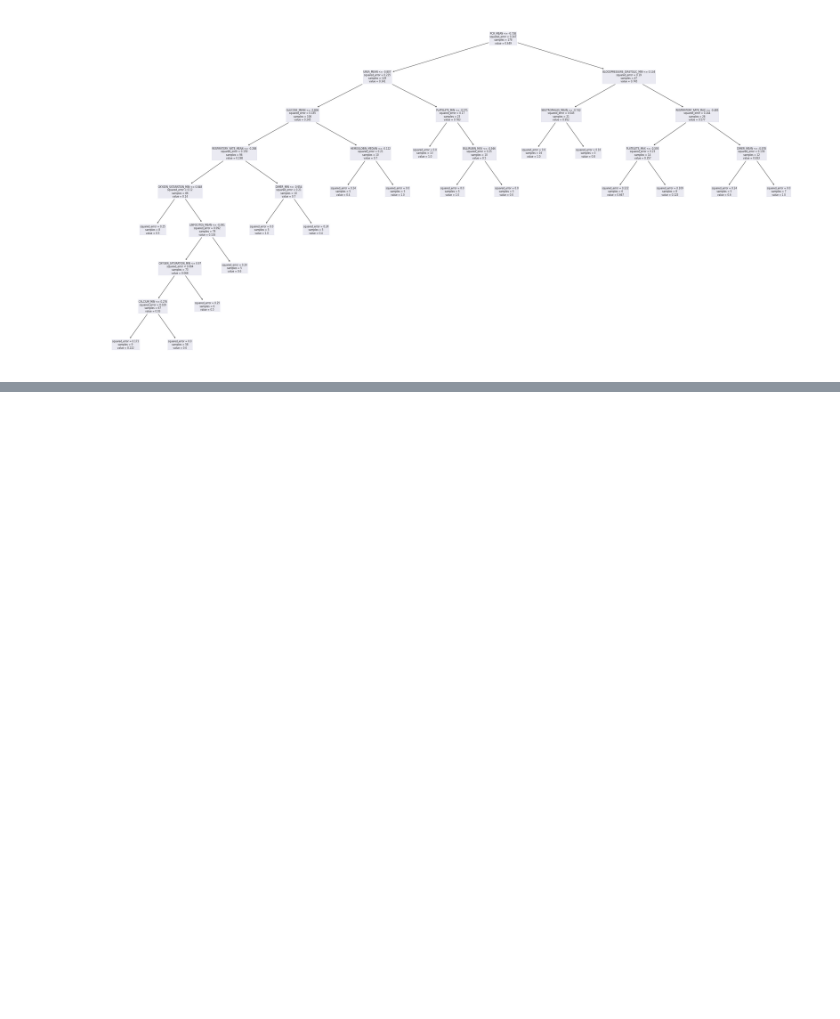
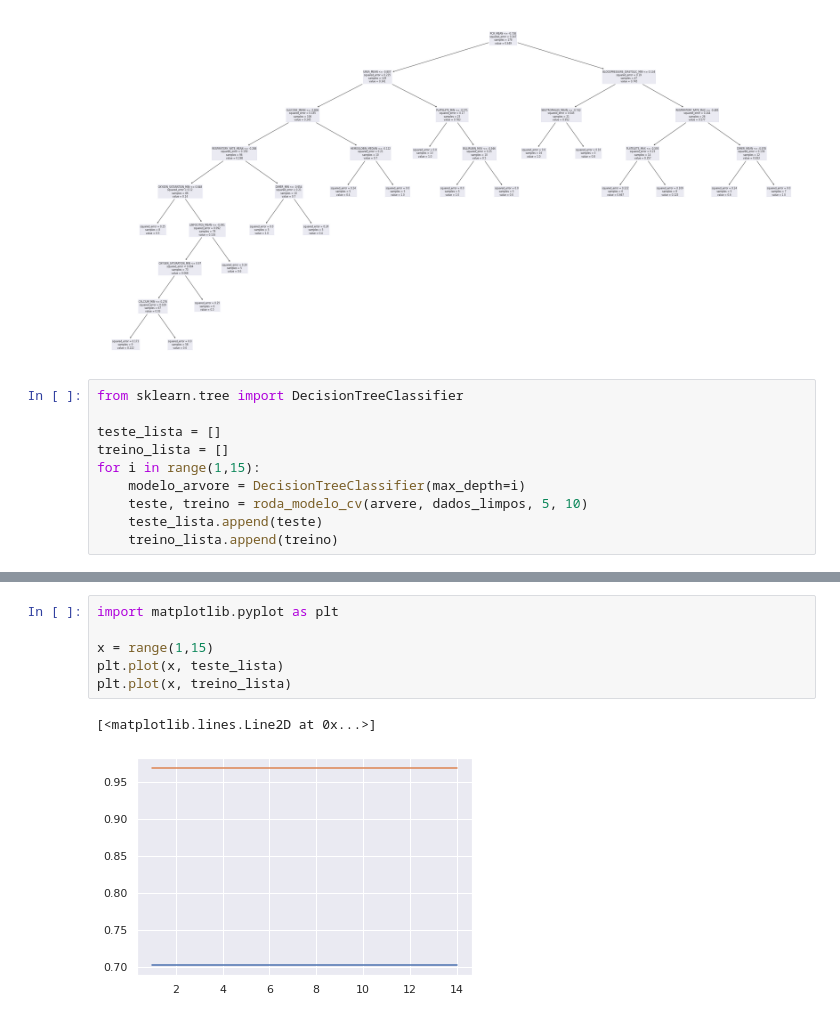
Before and after one commit to ricardosaj/ProjetoFinalBootcampAluraDataScience, a Jupyter notebook: ProjetoBCFinal.ipynb, the cells around one changed output, grey strips where cells are left out. Cells and saved outputs as stored; diff of their text form; blank space fills up the shorter version.

```diff
--- a/ProjetoBCFinal.ipynb
+++ b/ProjetoBCFinal.ipynb
@@ -815,3 +813,13 @@ plot_tree(arvere, feature_names=Xtr.columns)
  Text(0.8846153846153846, 0.5, 'squared_error = 0.24\nsamples = 5\nvalue = 0.6'),
  Text(0.9615384615384616, 0.5, 'squared_error = 0.0\nsamples = 7\nvalue = 1.0')]
 [figure]
+# %%
+from sklearn.tree import DecisionTreeClassifier
+
+teste_lista = []
+treino_lista = []
+for i in range(1,15):
+    modelo_arvore = DecisionTreeClassifier(max_depth=i)
+    teste, treino = roda_modelo_cv(arvere, dados_limpos, 5, 10)
+    teste_lista.append(teste)
+    treino_lista.append(treino)
@@ -817,0 +841,9 @@ plot_tree(arvere, feature_names=Xtr.columns)
+# %%
+import matplotlib.pyplot as plt
+
+x = range(1,15)
+plt.plot(x, teste_lista)
+plt.plot(x, treino_lista)
+# %% [output]
+[<matplotlib.lines.Line2D at 0x...>]
+[figure, added]
```
Also changed, not shown: parts of 8 cells of this notebook.
